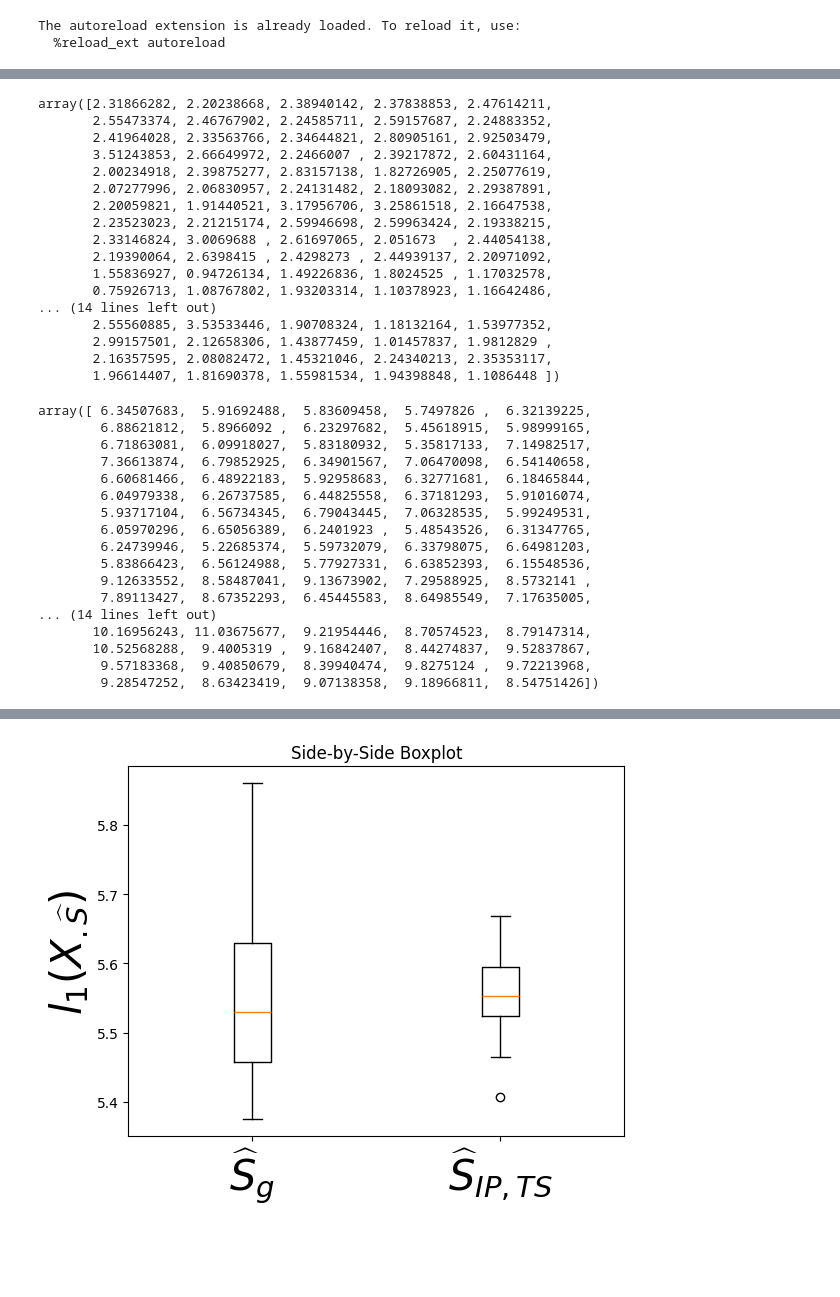
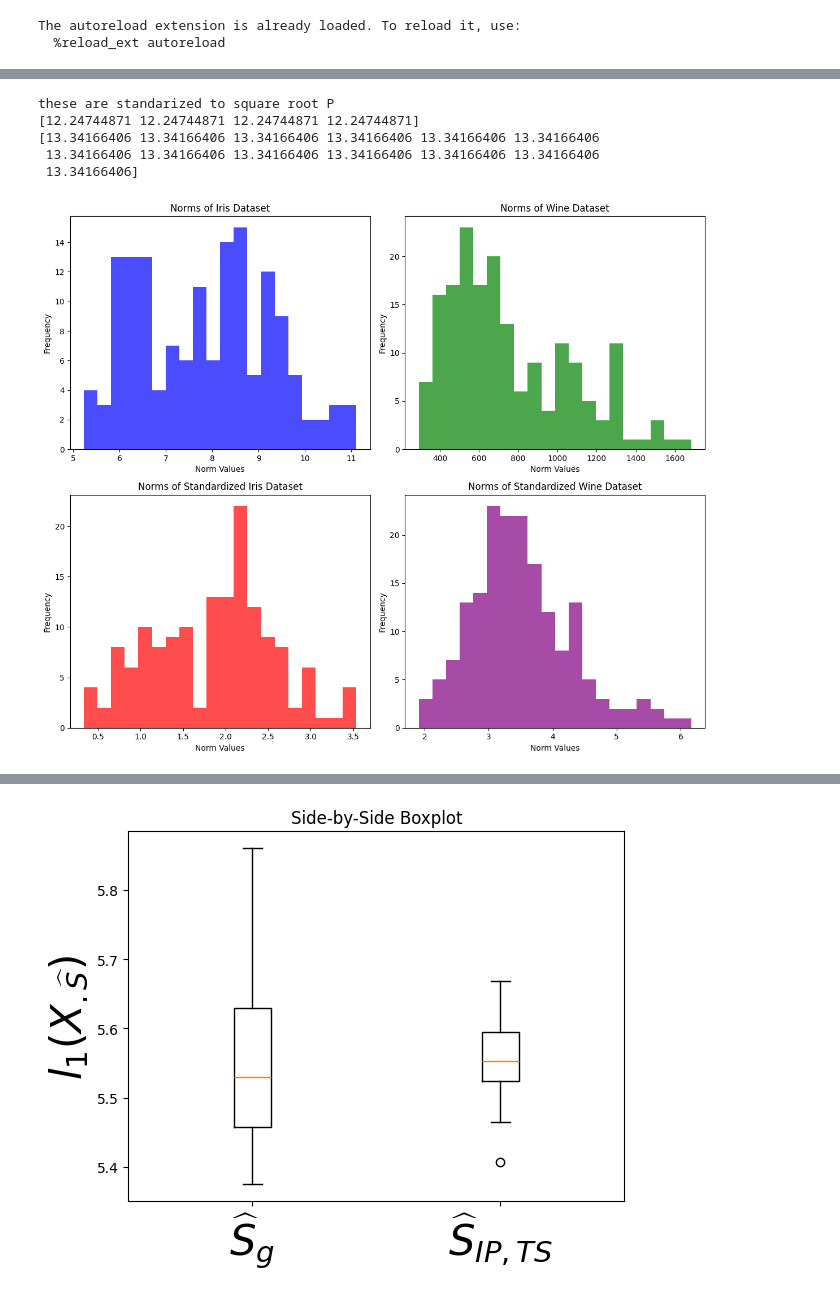
Before and after one commit to sjkoelle/isometry-pursuit, a Jupyter notebook: experiments/Figure2.ipynb, the cells around one changed output, grey strips where cells are left out. Drawn from its saved outputs; the diff is of its cells as text; code cells hidden in the pictures; blank space fills up the shorter version.

```diff
--- a/experiments/Figure2.ipynb
+++ b/experiments/Figure2.ipynb
@@ -57,42 +53,10 @@ P_iris 150
-# %%
-iris_standardized = pd.DataFrame(data = scaler.fit_transform(iris['data']), columns = iris['feature_names'])
-np.linalg.norm(iris_standardized, axis = 1)
-# %% [output]
-array([2.31866282, 2.20238668, 2.38940142, 2.37838853, 2.47614211,
-       2.55473374, 2.46767902, 2.24585711, 2.59157687, 2.24883352,
-       2.41964028, 2.33563766, 2.34644821, 2.80905161, 2.92503479,
-       3.51243853, 2.66649972, 2.2466007 , 2.39217872, 2.60431164,
-       2.00234918, 2.39875277, 2.83157138, 1.82726905, 2.25077619,
-       2.07277996, 2.06830957, 2.24131482, 2.18093082, 2.29387891,
-       2.20059821, 1.91440521, 3.17956706, 3.25861518, 2.16647538,
-       2.23523023, 2.21215174, 2.59946698, 2.59963424, 2.19338215,
-       2.33146824, 3.0069688 , 2.61697065, 2.051673  , 2.44054138,
-       2.19390064, 2.6398415 , 2.4298273 , 2.44939137, 2.20971092,
-       1.55836927, 0.94726134, 1.49226836, 1.8024525 , 1.17032578,
-       0.75926713, 1.08767802, 1.93203314, 1.10378923, 1.16642486,
-... (14 lines left out)
-       2.55560885, 3.53533446, 1.90708324, 1.18132164, 1.53977352,
-       2.99157501, 2.12658306, 1.43877459, 1.01457837, 1.9812829 ,
-       2.16357595, 2.08082472, 1.45321046, 2.24340213, 2.35353117,
-       1.96614407, 1.81690378, 1.55981534, 1.94398848, 1.1086448 ])
-# %%
-iris_standardized = pd.DataFrame(data = iris['data'], columns = iris['feature_names'])
-np.linalg.norm(iris_standardized, axis = 1)
-# %% [output]
-array([ 6.34507683,  5.91692488,  5.83609458,  5.7497826 ,  6.32139225,
-        6.88621812,  5.8966092 ,  6.23297682,  5.45618915,  5.98999165,
-        6.71863081,  6.09918027,  5.83180932,  5.35817133,  7.14982517,
-        7.36613874,  6.79852925,  6.34901567,  7.06470098,  6.54140658,
-        6.60681466,  6.48922183,  5.92958683,  6.32771681,  6.18465844,
-        6.04979338,  6.26737585,  6.44825558,  6.37181293,  5.91016074,
-        5.93717104,  6.56734345,  6.79043445,  7.06328535,  5.99249531,
-        6.05970296,  6.65056389,  6.2401923 ,  5.48543526,  6.31347765,
-        6.24739946,  5.22685374,  5.59732079,  6.33798075,  6.64981203,
-        5.83866423,  6.56124988,  5.77927331,  6.63852393,  6.15548536,
-        9.12633552,  8.58487041,  9.13673902,  7.29588925,  8.5732141 ,
-        7.89113427,  8.67352293,  6.45445583,  8.64985549,  7.17635005,
-... (14 lines left out)
-       10.16956243, 11.03675677,  9.21954446,  8.70574523,  8.79147314,
-       10.52568288,  9.4005319 ,  9.16842407,  8.44274837,  9.52837867,
-        9.57183368,  9.40850679,  8.39940474,  9.8275124 ,  9.72213968,
-        9.28547252,  8.63423419,  9.07138358,  9.18966811,  8.54751426])
+# %%
+print("these are standarized to square root P")
+print(np.linalg.norm(iris_standardized, axis = 0))
+print(np.linalg.norm(wine_standardized, axis = 0))
+# %% [output]
+these are standarized to square root P
+[12.24744871 12.24744871 12.24744871 12.24744871]
+[13.34166406 13.34166406 13.34166406 13.34166406 13.34166406 13.34166406
+ 13.34166406 13.34166406 13.34166406 13.34166406 13.34166406 13.34166406
+ 13.34166406]
@@ -99 +65,29 @@ array([ 6.34507683,  5.91692488,  5.83609458,  5.7497826 ,  6.32139225,
+# %%
+fig, axs = plt.subplots(2, 2, figsize=(12, 10))
+
+# Plot for Iris dataset
+axs[0, 0].hist(np.linalg.norm(iris_df, axis=1), bins=20, alpha=0.7, color='blue')
+axs[0, 0].set_title("Norms of Iris Dataset")
+
+# Plot for Wine dataset
+axs[0, 1].hist(np.linalg.norm(wine_df, axis=1), bins=20, alpha=0.7, color='green')
+axs[0, 1].set_title("Norms of Wine Dataset")
+
+# Plot for Standardized Iris dataset
+axs[1, 0].hist(np.linalg.norm(iris_standardized, axis=1), bins=20, alpha=0.7, color='red')
+axs[1, 0].set_title("Norms of Standardized Iris Dataset")
+
+# Plot for Standardized Wine dataset
+axs[1, 1].hist(np.linalg.norm(wine_standardized, axis=1), bins=20, alpha=0.7, color='purple')
+axs[1, 1].set_title("Norms of Standardized Wine Dataset")
+
+# Adding overall labels and adjusting layout
+for ax in axs.flat:
+    ax.set_xlabel('Norm Values')
+    ax.set_ylabel('Frequency')
+
+plt.tight_layout()
+plt.show()
+# %% [output]
+[figure, added]
 # %%
```
Also changed, not shown: parts of 18 cells of this notebook, 3 other files.
